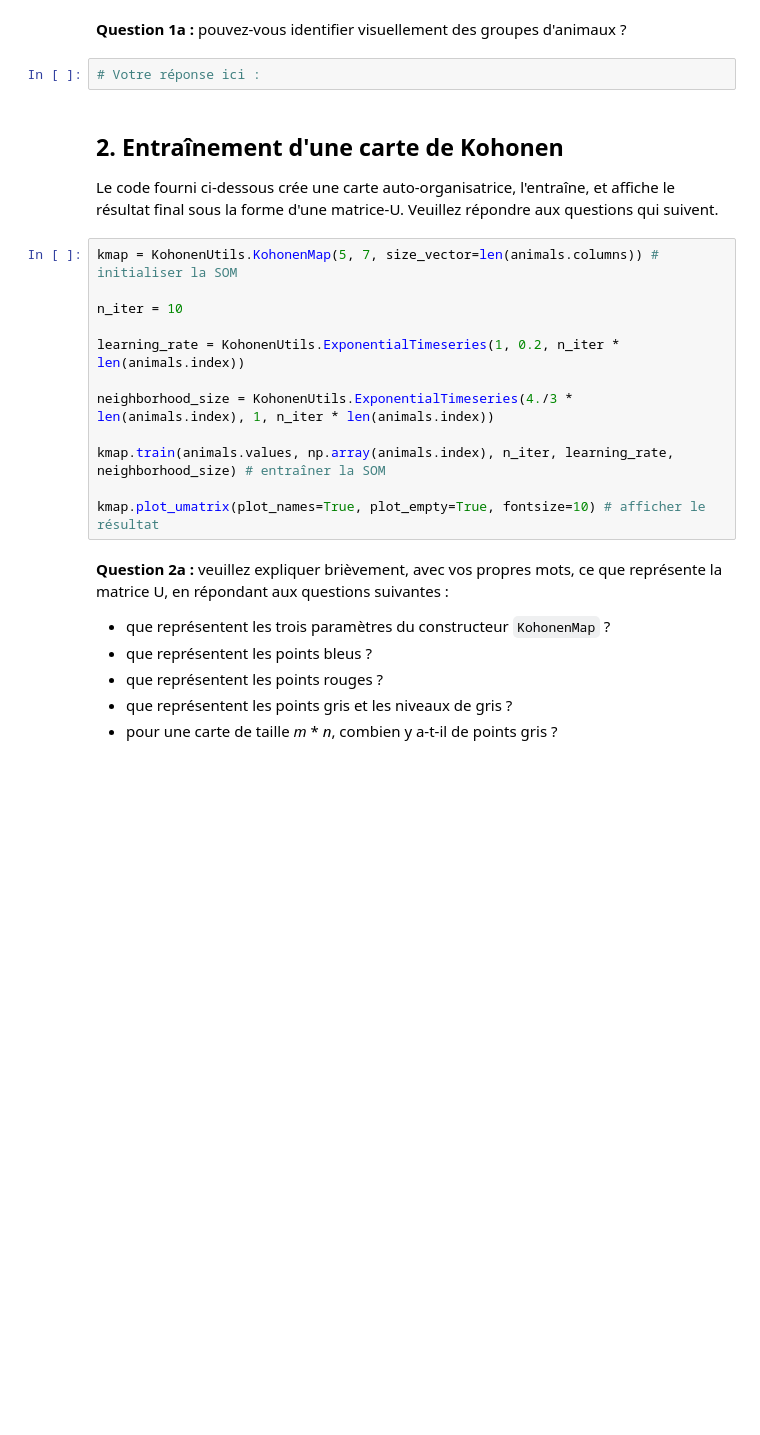
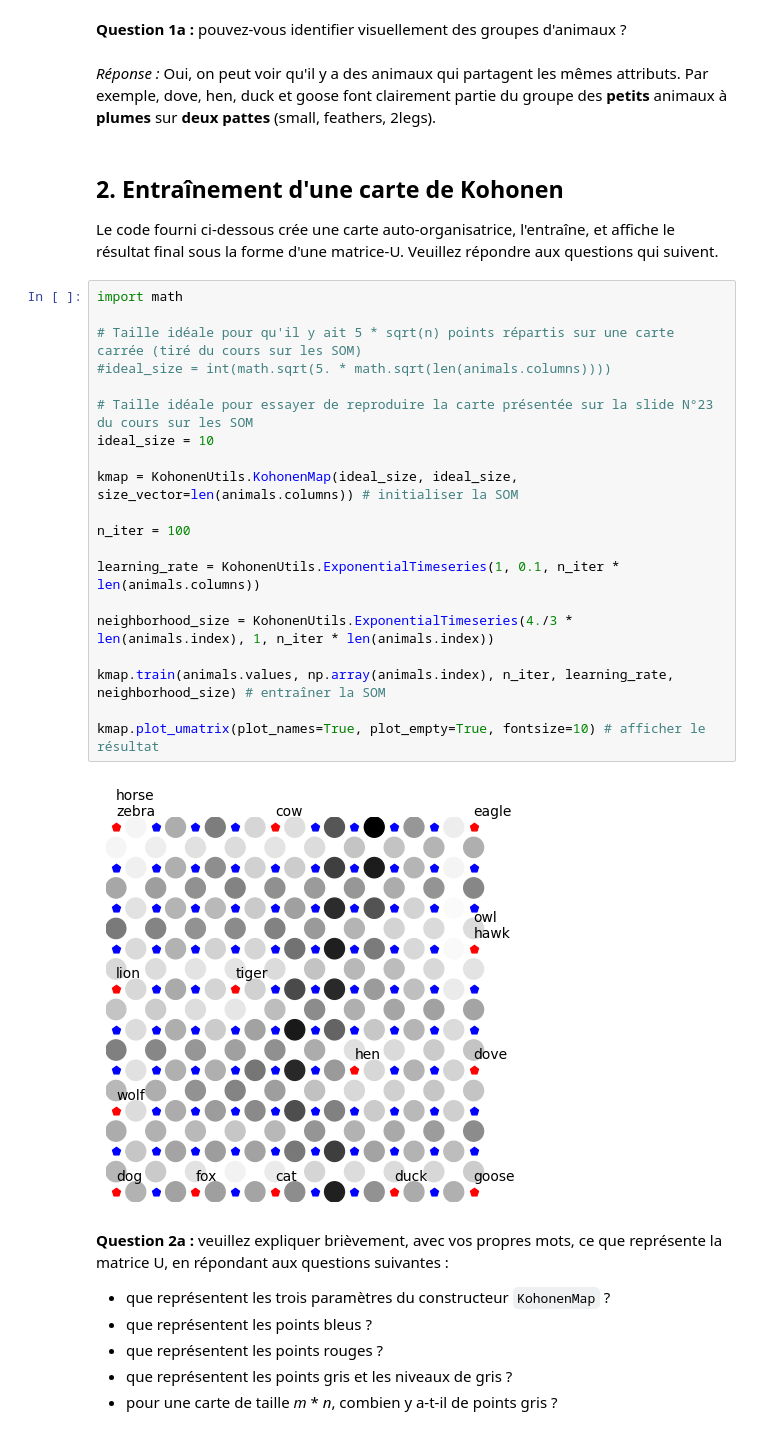
Before and after one commit to Raynobrak/heigvd-labos-apn, a Jupyter notebook: Labo5-individuel-charbonnier/Labo5_SOM_student.ipynb, the cells around one changed output. Cells and saved outputs as stored; diff of their text form; blank space fills up the shorter version.

```diff
--- a/Labo5-individuel-charbonnier/Labo5_SOM_student.ipynb
+++ b/Labo5-individuel-charbonnier/Labo5_SOM_student.ipynb
@@ -50,23 +71,33 @@ plt.imshow(matrix, cmap='binary')
 # %% [markdown]
 **Question 1a :** pouvez-vous identifier visuellement des groupes d'animaux ?
-# %%
-# Votre réponse ici :
+# %% [markdown]
+*Réponse :* Oui, on peut voir qu'il y a des animaux qui partagent les mêmes attributs. Par exemple, dove, hen, duck et goose font clairement partie du groupe des **petits** animaux à **plumes** sur **deux pattes** (small, feathers, 2legs).
 # %% [markdown]
 ## 2. Entraînement d'une carte de Kohonen
 
 Le code fourni ci-dessous crée une carte auto-organisatrice, l'entraîne, et affiche le résultat final sous la forme d'une matrice-U.  Veuillez répondre aux questions qui suivent.
 # %%
-kmap = KohonenUtils.KohonenMap(5, 7, size_vector=len(animals.columns)) # initialiser la SOM
+import math
 
-n_iter = 10
+# Taille idéale pour qu'il y ait 5 * sqrt(n) points répartis sur une carte carrée (tiré du cours sur les SOM)
+#ideal_size = int(math.sqrt(5. * math.sqrt(len(animals.columns))))
 
-learning_rate = KohonenUtils.ExponentialTimeseries(1, 0.2, n_iter * len(animals.index))
+# Taille idéale pour essayer de reproduire la carte présentée sur la slide N°23 du cours sur les SOM
+ideal_size = 10
+
+kmap = KohonenUtils.KohonenMap(ideal_size, ideal_size, size_vector=len(animals.columns)) # initialiser la SOM
+
+n_iter = 100
+
+learning_rate = KohonenUtils.ExponentialTimeseries(1, 0.1, n_iter * len(animals.columns))
 
 neighborhood_size = KohonenUtils.ExponentialTimeseries(4./3 * len(animals.index), 1, n_iter * len(animals.index))
 
 kmap.train(animals.values, np.array(animals.index), n_iter, learning_rate, neighborhood_size) # entraîner la SOM
 
 kmap.plot_umatrix(plot_names=True, plot_empty=True, fontsize=10) # afficher le résultat
+# %% [output]
+[figure, added]
 # %% [markdown]
 **Question 2a :** veuillez expliquer brièvement, avec vos propres mots, ce que représente la matrice U, en répondant aux questions suivantes :
 - que représentent les trois paramètres du constructeur `KohonenMap` ?
```
Also changed, not shown: parts of 14 cells of this notebook, 1 other file.
